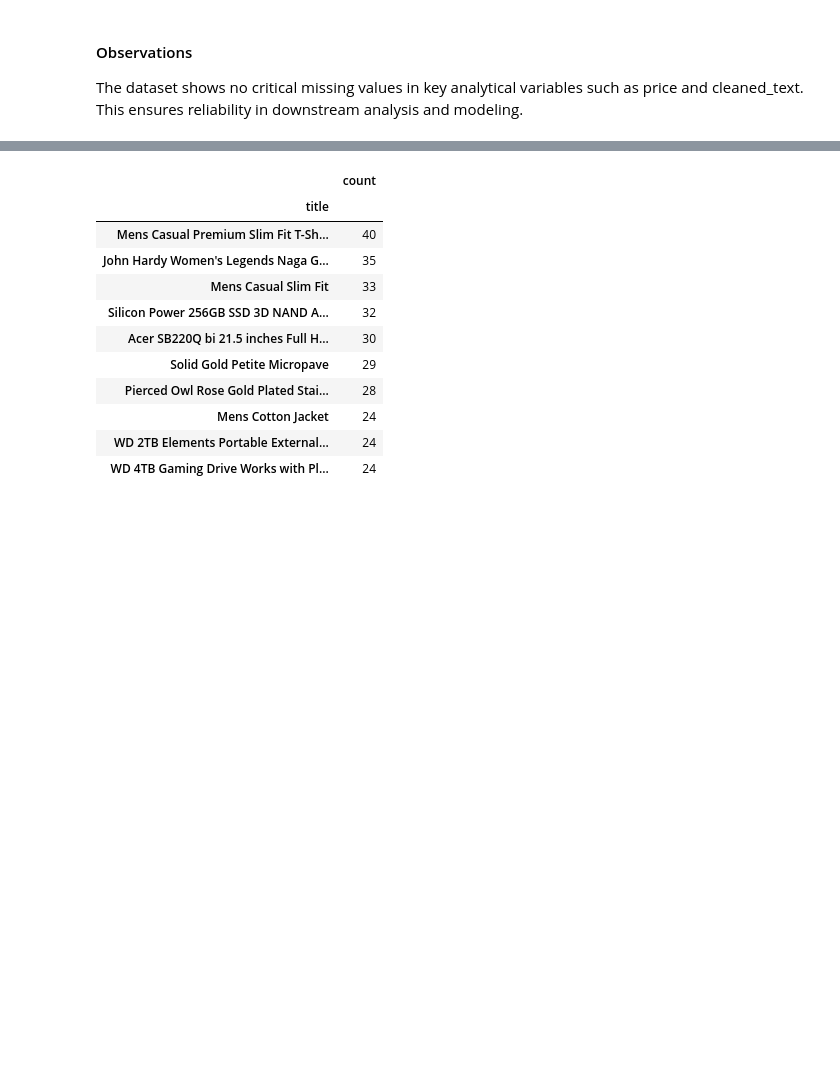
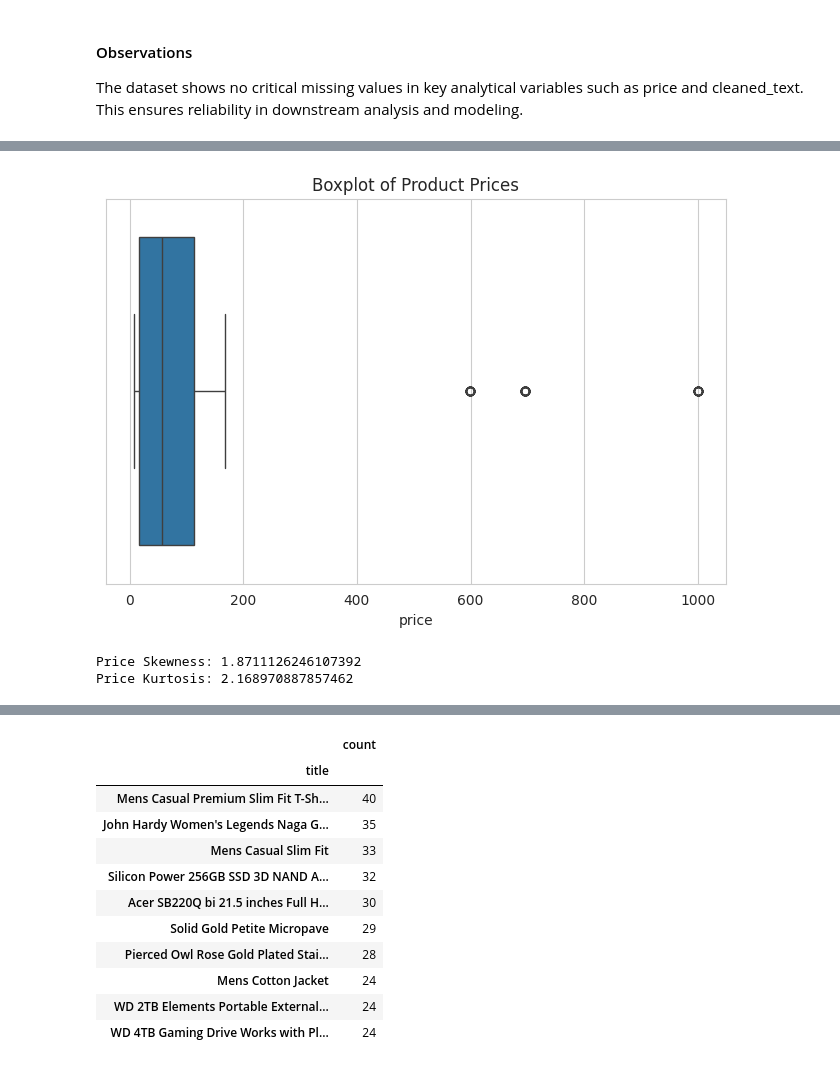
Before and after one commit to advika-aiml/emotion-aware-recommender-ecommerce, a Jupyter notebook: 02_exploratory_data_analysis.ipynb, the cells around one changed output, grey strips where cells are left out. Cells and saved outputs as stored; diff of their text form; code cells hidden in the pictures; blank space fills up the shorter version.

```diff
--- a/02_exploratory_data_analysis.ipynb
+++ b/02_exploratory_data_analysis.ipynb
@@ -103,0 +243,18 @@ plt.show()
+# %%
+# PRICE BOXPLOT
+plt.figure(figsize=(8,5))
+
+sns.boxplot(x=df['price'])
+
+plt.title("Boxplot of Product Prices")
+
+plt.show()
+# %% [output]
+[figure, added]
+# %%
+# SKEWNESS AND KURTOSIS
+print("Price Skewness:", skew(df['price']))
+print("Price Kurtosis:", kurtosis(df['price']))
+# %% [output]
+Price Skewness: 1.8711126246107392
+Price Kurtosis: 2.168970887857462
```
Also changed, not shown: parts of 35 cells of this notebook.
